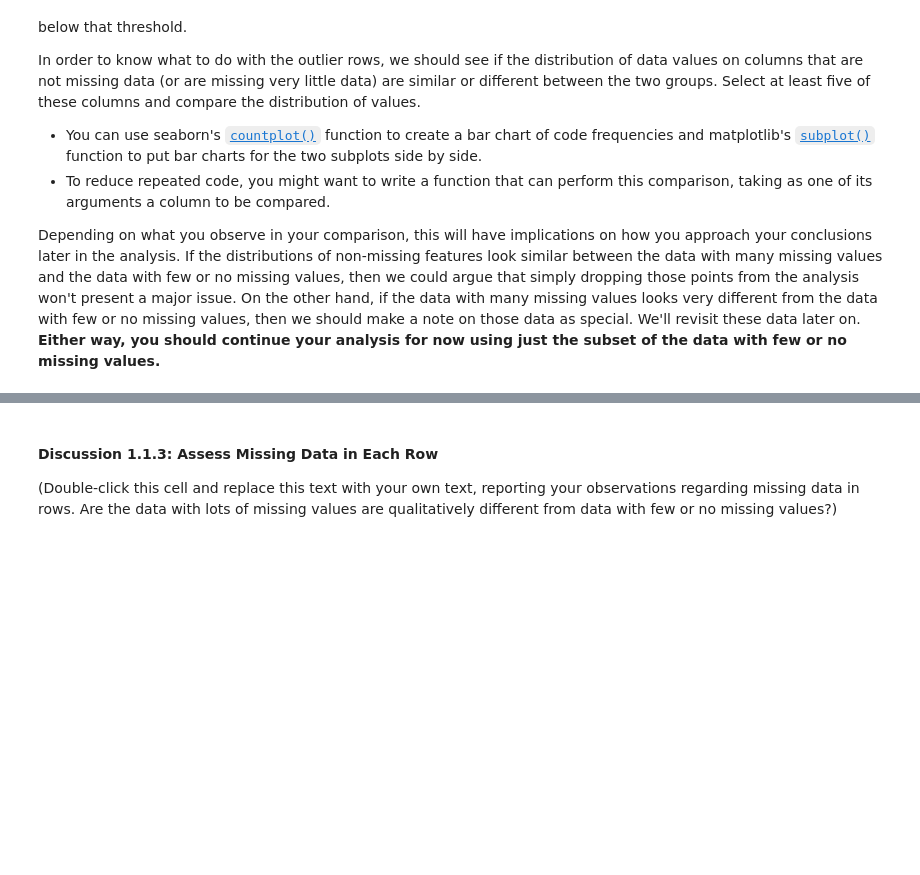
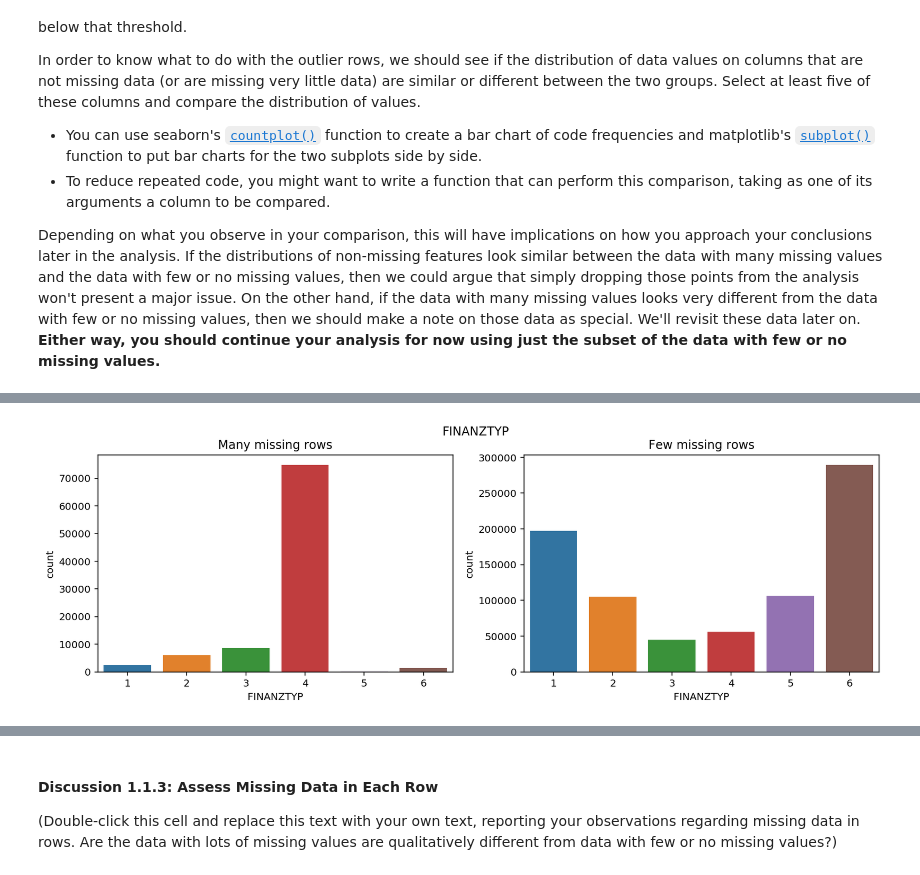
Before and after one commit to vasilkosturski/udacity-ml-intro, a Jupyter notebook: unsupervised-learning/creating-customer-segments/Identify_Customer_Segments.ipynb, the cells around one changed output, grey strips where cells are left out. Saved outputs shown, nothing was run; the diff lists cells and outputs as text; code cells hidden in the pictures; blank space fills up the shorter version.

```diff
--- a/unsupervised-learning/creating-customer-segments/Identify_Customer_Segments.ipynb
+++ b/unsupervised-learning/creating-customer-segments/Identify_Customer_Segments.ipynb
@@ -182,0 +287,4 @@ Depending on what you observe in your comparison, this will have implications on
+# %%
+plot_compare('FINANZTYP')
+# %% [output]
+[figure, added]
```
Also changed, not shown: parts of 28 cells of this notebook.
